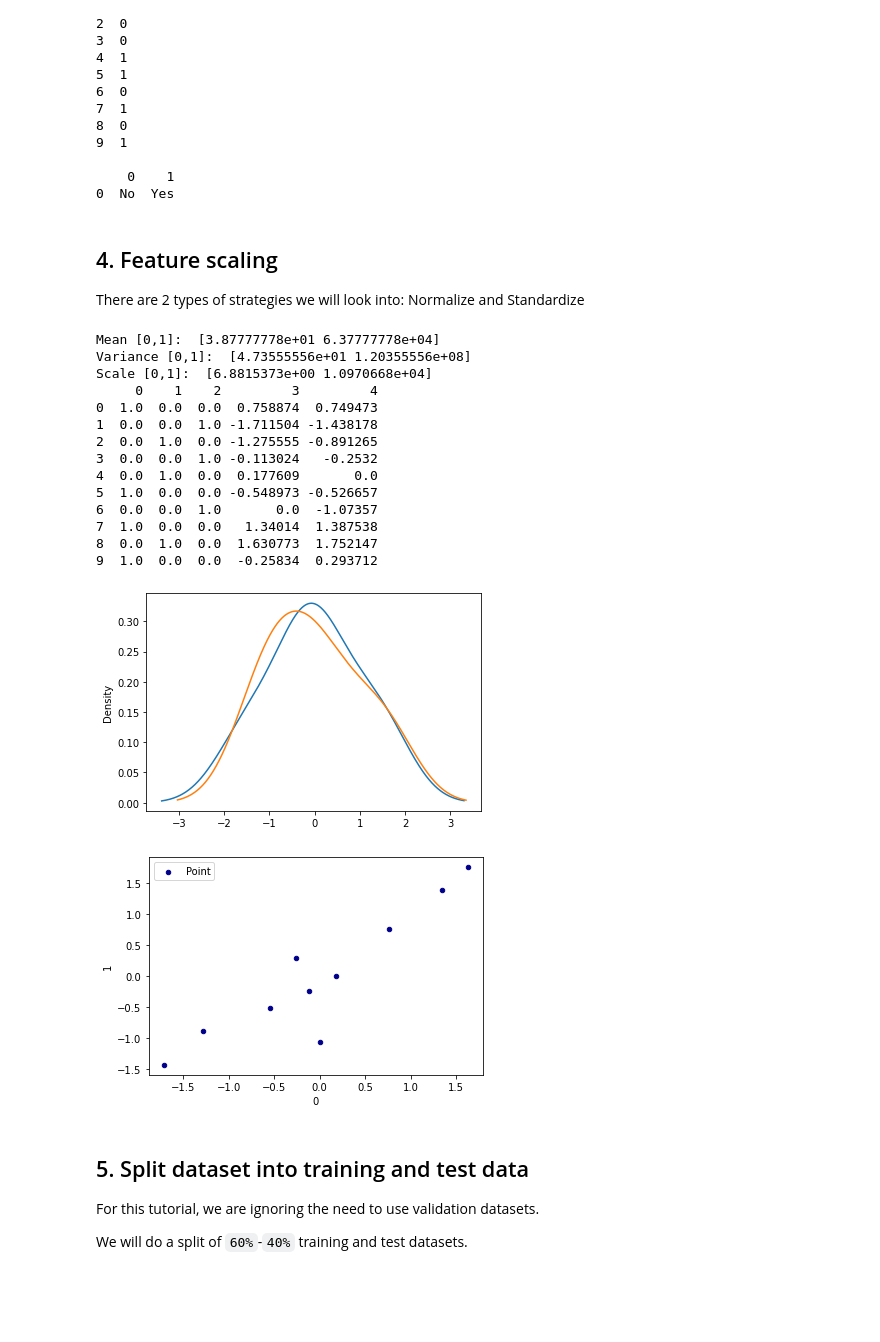
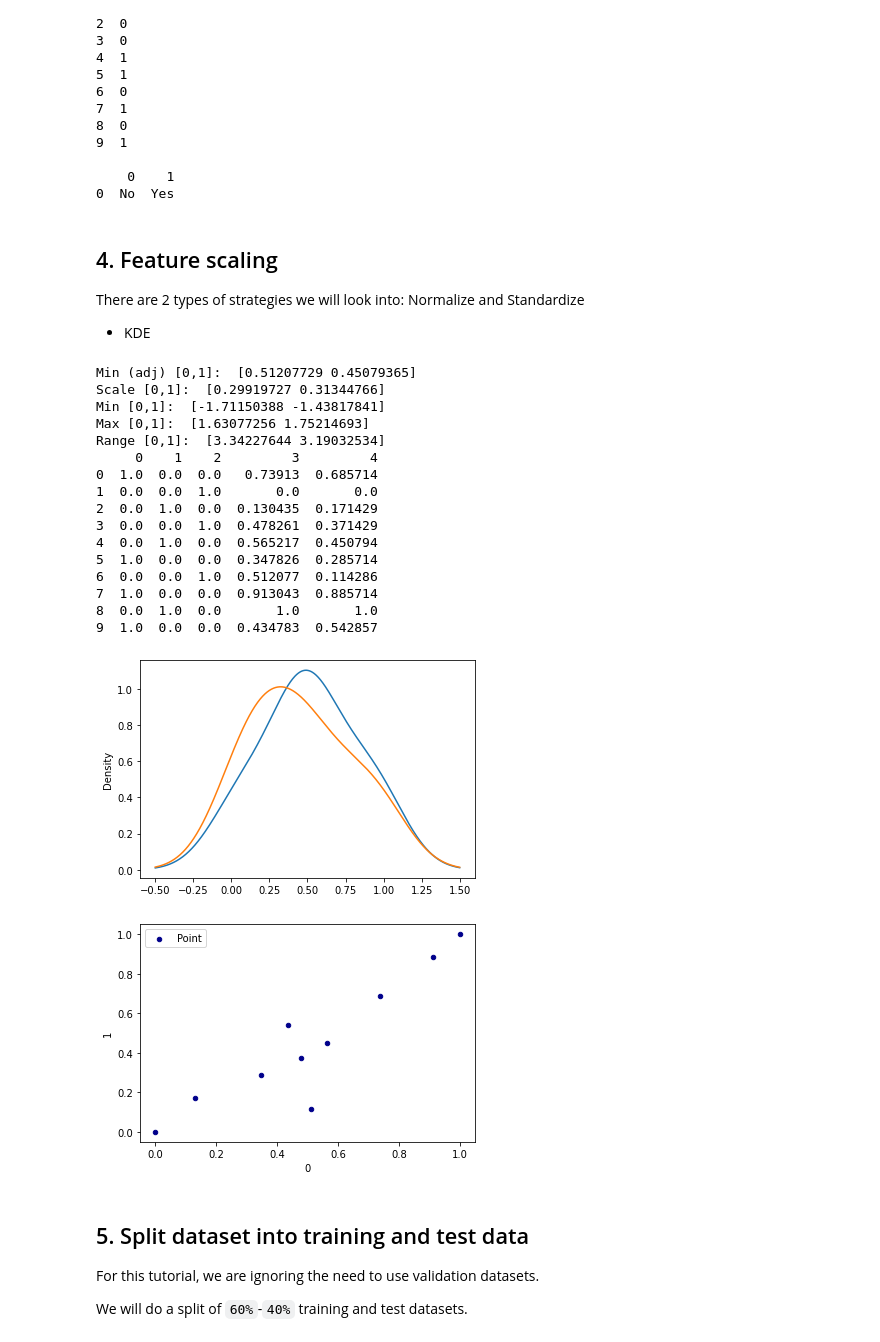
Before and after one commit to oooookk7/machine-learning-a-to-z, a Jupyter notebook: 01/preprocessing.ipynb, the cells around one changed output. Drawn from its saved outputs; the diff is of its cells as text; code cells hidden in the pictures; blank space fills up the shorter version.

```diff
--- a/01/preprocessing.ipynb
+++ b/01/preprocessing.ipynb
@@ -158,6 +165,8 @@ print(pd.DataFrame(le.classes_).transpose())
 ## 4. Feature scaling
 
 There are 2 types of strategies we will look into: Normalize and Standardize
+
+- KDE
 # %%
 # Run this for Standardize strategy
 from sklearn.preprocessing import StandardScaler
@@ -173,45 +182,47 @@ x[:, 3:] = sc.fit_transform(x[:, 3:])
 # %%
 if hasattr(sc, 'mean_'):
     print('Mean [0,1]: ', sc.mean_)
     print('Variance [0,1]: ', sc.var_)
     print('Scale [0,1]: ', sc.scale_)
 
 else:
     print('Min (adj) [0,1]: ', sc.min_)
     print('Scale [0,1]: ', sc.scale_)
     print('Min [0,1]: ', sc.data_min_)
     print('Max [0,1]: ', sc.data_max_)
     print('Range [0,1]: ', sc.data_range_)
 
-# Normal distribution
-norm0 = pd.Series(x[:, 3])
-norm0.plot.kde()
+# KDE distribution
+kde0 = pd.Series(x[:, 3])
+kde0.plot.kde()
 
-norm1 = pd.Series(x[:, 4])
-norm1.plot.kde()
+kde1 = pd.Series(x[:, 4])
+kde1.plot.kde()
 
 # Scatterplot
 scatt = pd.DataFrame(x[:, 3:])
 scatt.plot.scatter(x=0, y=1, color="DarkBlue", label="Point")
 
 print(pd.DataFrame(x))
 # %% [output]
-Mean [0,1]:  [3.87777778e+01 6.37777778e+04]
-Variance [0,1]:  [4.73555556e+01 1.20355556e+08]
-Scale [0,1]:  [6.8815373e+00 1.0970668e+04]
+Min (adj) [0,1]:  [0.51207729 0.45079365]
+Scale [0,1]:  [0.29919727 0.31344766]
+Min [0,1]:  [-1.71150388 -1.43817841]
+Max [0,1]:  [1.63077256 1.75214693]
+Range [0,1]:  [3.34227644 3.19032534]
      0    1    2         3         4
-0  1.0  0.0  0.0  0.758874  0.749473
-1  0.0  0.0  1.0 -1.711504 -1.438178
-2  0.0  1.0  0.0 -1.275555 -0.891265
-3  0.0  0.0  1.0 -0.113024   -0.2532
-4  0.0  1.0  0.0  0.177609       0.0
-5  1.0  0.0  0.0 -0.548973 -0.526657
-6  0.0  0.0  1.0       0.0  -1.07357
-7  1.0  0.0  0.0   1.34014  1.387538
-8  0.0  1.0  0.0  1.630773  1.752147
-9  1.0  0.0  0.0  -0.25834  0.293712
+0  1.0  0.0  0.0   0.73913  0.685714
+1  0.0  0.0  1.0       0.0       0.0
+2  0.0  1.0  0.0  0.130435  0.171429
+3  0.0  0.0  1.0  0.478261  0.371429
+4  0.0  1.0  0.0  0.565217  0.450794
+5  1.0  0.0  0.0  0.347826  0.285714
+6  0.0  0.0  1.0  0.512077  0.114286
+7  1.0  0.0  0.0  0.913043  0.885714
+8  0.0  1.0  0.0       1.0       1.0
+9  1.0  0.0  0.0  0.434783  0.542857
-[figure, old version]
+[figure, new version]
-[figure, old version]
+[figure, new version]
 # %% [markdown]
 ## 5. Split dataset into training and test data
 
```
Also changed, not shown: parts of 5 cells of this notebook.
